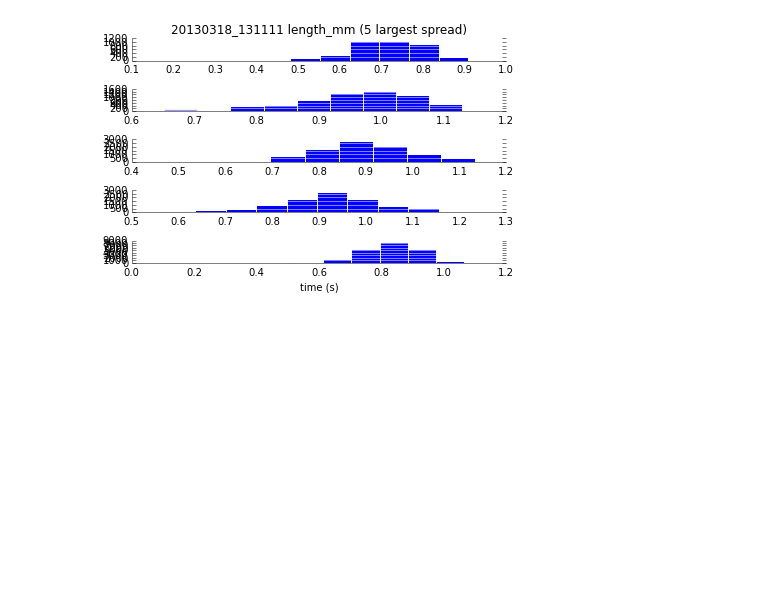
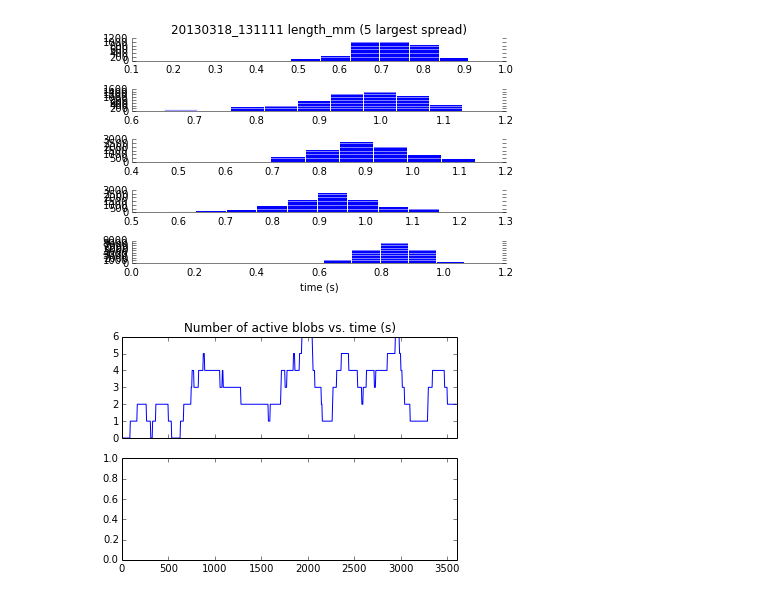
Before and after one commit to amarallab/waldo, a Jupyter notebook: code/plates/explorer_notebook.ipynb, the cells around one changed output. Saved outputs shown, nothing was run; the diff lists cells and outputs as text; code cells hidden in the pictures; blank space fills up the shorter version.

Commit message:
Rough in another plot to check noise over time

```diff
--- a/code/plates/explorer_notebook.ipynb
+++ b/code/plates/explorer_notebook.ipynb
@@ -238,3 +245,19 @@ plt.show()
 ('20130318_131111_33497', '20130318_131111_44353', '20130318_131111_09858', '20130318_131111_49044', '20130318_131111_13063')
 [figure]
 [figure]
+# %%
+def blobs_at_time(starts, ends):
+    times = np.arange(0, 3600, 5)
+    starts = np.array(starts)
+    stops = np.array(ends)
+
+    active = [np.sum(starts < t) - np.sum(stops < t) for t in times]
+    return times, active
+
+fig, (ax_active, ax_noise) = plt.subplots(nrows=2, sharex=True)
+ax_active.plot(*blobs_at_time(starts, ends))
+ax_active.set_title("Number of active blobs vs. time (s)")
+ax_active.set_xlim((0, 3600))
+plt.show()
+# %% [output]
+[figure, added]
```
Also changed, not shown: parts of 5 cells of this notebook, 1 other file.
